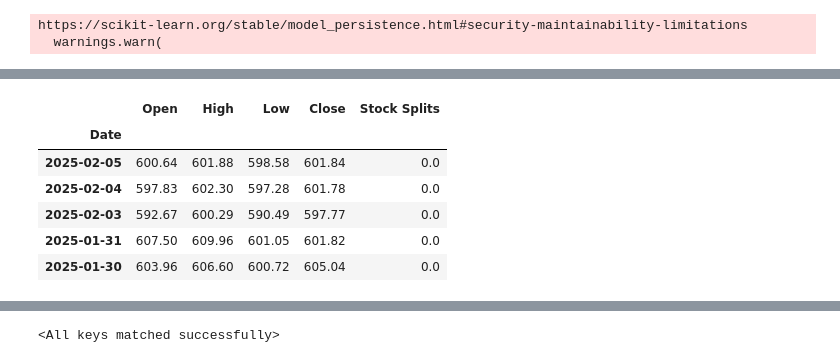
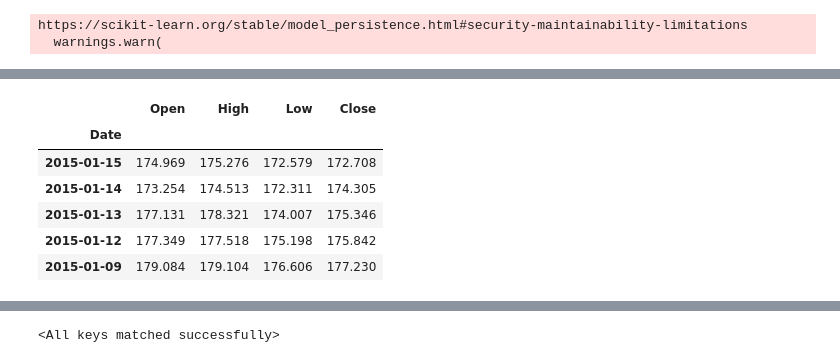
Before and after one commit to jessie-blue/ATS_Development, a Jupyter notebook: Strat_1/New_Backtest.ipynb, the cells around one changed output, grey strips where cells are left out. Saved outputs shown, nothing was run; the diff lists cells and outputs as text; code cells hidden in the pictures.

```diff
--- a/Strat_1/New_Backtest.ipynb
+++ b/Strat_1/New_Backtest.ipynb
@@ -163,7 +163,9 @@ https://scikit-learn.org/stable/model_persistence.html#security-maintainability-
   warnings.warn(
 # %%
 
-df = downlaod_symbol_data(ticker, period = time_period)
+#df = downlaod_symbol_data(ticker, period = time_period)
+
+df = download_data(ticker, days = 360*25)
 df = format_idx_date(df)
 
 #df = df[df.index <= "2024-02-01"]
@@ -180,7 +182,7 @@ df.head()
 # %%
 ### SET TIME WINDOW FOR THE BACKTEST
 # REMOVE DATA SNOOPING
-out_sample = False
+out_sample = True
 manual = False
 
 if out_sample is True:
@@ -238,25 +240,25 @@ df_model.head()
 # %%
 
 # Create last day feature
 #end_date = df_model.index.max()
 #df_model['last_day'] = (df_model.index == end_date).astype(int)
 del df, data, k_predictions
 
 #seq_length =  1 # in original Backtesting.py
 df_model = df_model.sort_index(ascending = False)
 
 # preserve the price features to use in the backtest data
-drop_cols = ['Open', 'High', 'Low', 'Close', 'Stock Splits']
+drop_cols = ['Open', 'High', 'Low', 'Close']
 df1 = df_model[drop_cols]
 df1.head()
 # %% [output]
-|  | Open | High | Low | Close | Stock Splits |
-| Date |  |  |  |  |  |
-| 2025-02-05 | 600.64 | 601.88 | 598.58 | 601.84 | 0.0 |
-| 2025-02-04 | 597.83 | 602.30 | 597.28 | 601.78 | 0.0 |
-| 2025-02-03 | 592.67 | 600.29 | 590.49 | 597.77 | 0.0 |
-| 2025-01-31 | 607.50 | 609.96 | 601.05 | 601.82 | 0.0 |
-| 2025-01-30 | 603.96 | 606.60 | 600.72 | 605.04 | 0.0 |
+|  | Open | High | Low | Close |
+| Date |  |  |  |  |
+| 2015-01-15 | 174.969 | 175.276 | 172.579 | 172.708 |
+| 2015-01-14 | 173.254 | 174.513 | 172.311 | 174.305 |
+| 2015-01-13 | 177.131 | 178.321 | 174.007 | 175.346 |
+| 2015-01-12 | 177.349 | 177.518 | 175.198 | 175.842 |
+| 2015-01-09 | 179.084 | 179.104 | 176.606 | 177.230 |
 # %%
 df_model.head()
 # %% [output]
```
Also changed, not shown: parts of 19 cells of this notebook, 36 other files.
